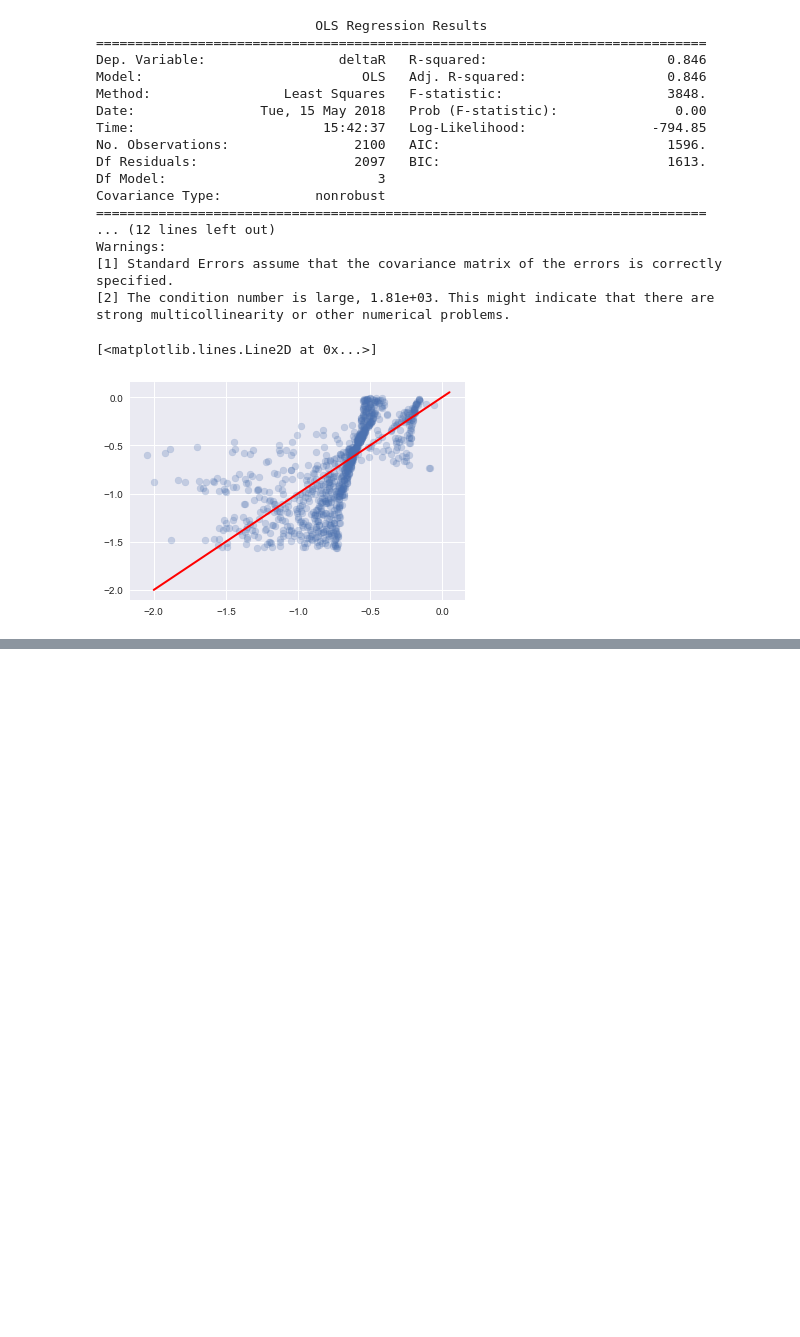
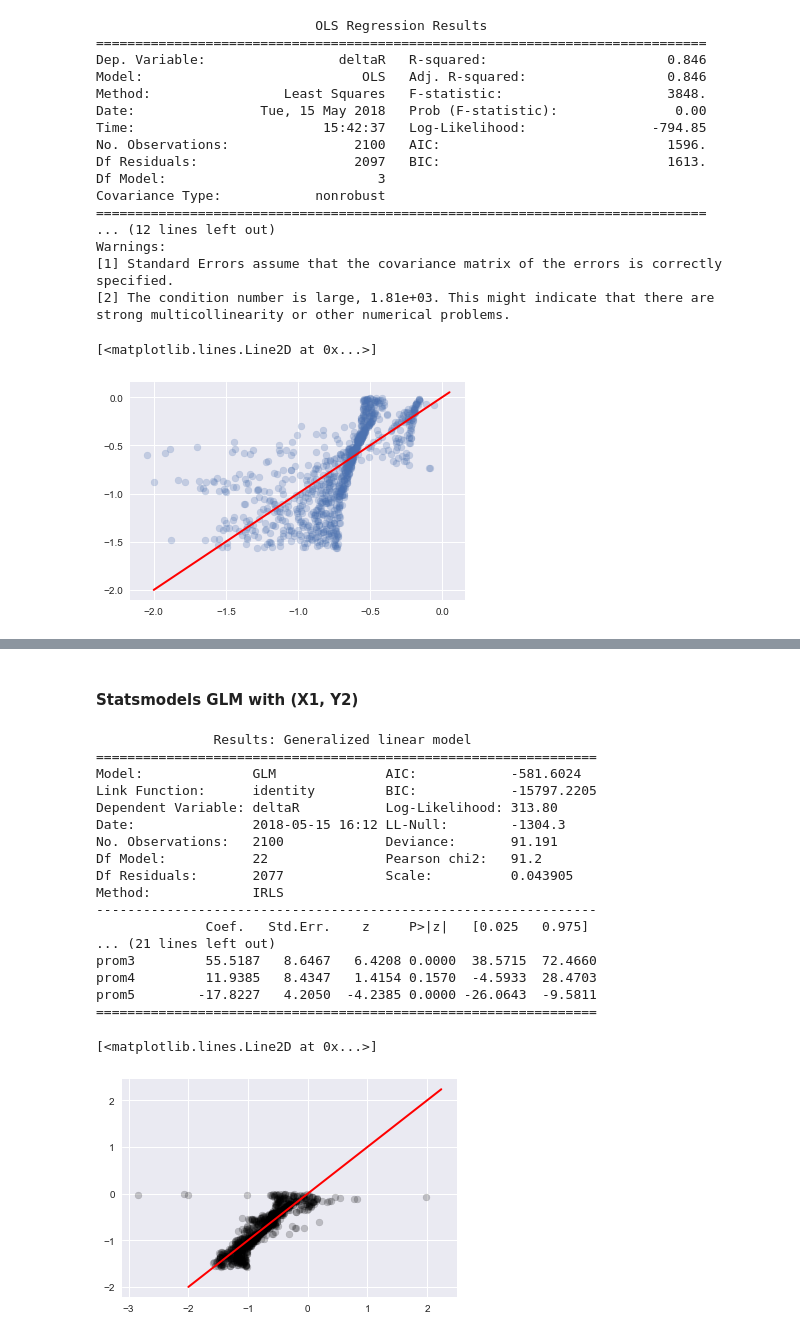
Before and after one commit to Lcollins91/DS_ResearchProject_ND, a Jupyter notebook: Master_CO_Circle_Spec_Model.ipynb, the cells around one changed output, grey strips where cells are left out. Drawn from its saved outputs; the diff is of its cells as text; code cells hidden in the pictures; blank space fills up the shorter version.

```diff
--- a/Master_CO_Circle_Spec_Model.ipynb
+++ b/Master_CO_Circle_Spec_Model.ipynb
@@ -431,0 +470,38 @@ strong multicollinearity or other numerical problems.
+# %% [markdown]
+#### Statsmodels GLM with (X1, Y2)
+# %%
+#Initialize and fit GLM model for deltaR
+model4a = sm.GLM(Y_2_train,X_1_train)
+results4a = model4a.fit()
+
+#Make predictions on testing data
+predictions4a = results4a.predict(X_1_test)
+
+print(results4a.summary2())
+
+#Plot results
+plt.scatter(predictions4a,Y_2_test, color = 'black', alpha = 0.2)
+xmin, xmax = plt.xlim()
+xmin = -2
+
+plt.plot([xmin,xmax], [xmin,xmax], c='r', linewidth = 2)  #line with slope of one
+# %% [output]
+               Results: Generalized linear model
+================================================================
+Model:              GLM              AIC:            -581.6024
+Link Function:      identity         BIC:            -15797.2205
+Dependent Variable: deltaR           Log-Likelihood: 313.80
+Date:               2018-05-15 16:12 LL-Null:        -1304.3
+No. Observations:   2100             Deviance:       91.191
+Df Model:           22               Pearson chi2:   91.2
+Df Residuals:       2077             Scale:          0.043905
+Method:             IRLS
+----------------------------------------------------------------
+              Coef.   Std.Err.    z     P>|z|   [0.025   0.975]
+... (21 lines left out)
+prom3         55.5187   8.6467   6.4208 0.0000  38.5715  72.4660
+prom4         11.9385   8.4347   1.4154 0.1570  -4.5933  28.4703
+prom5        -17.8227   4.2050  -4.2385 0.0000 -26.0643  -9.5811
+================================================================
+[<matplotlib.lines.Line2D at 0x...>]
+[figure, added]
```
Also changed, not shown: parts of 7 cells of this notebook.
